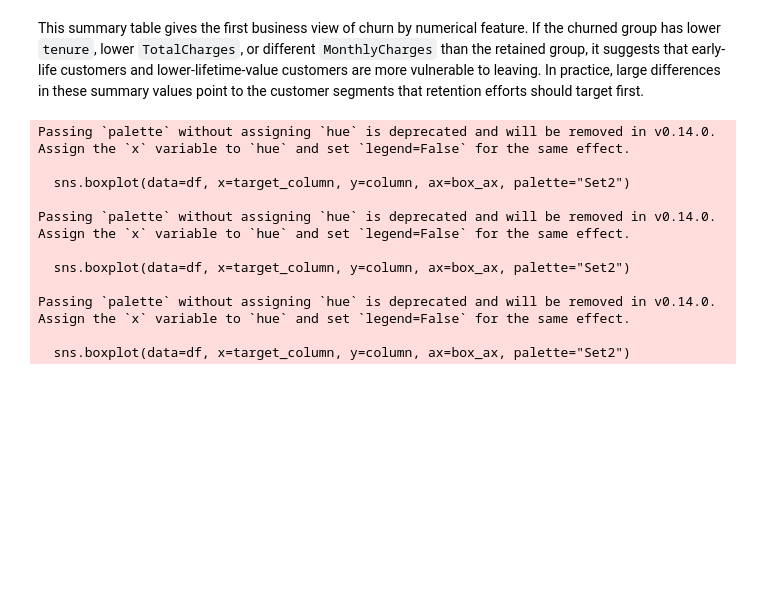
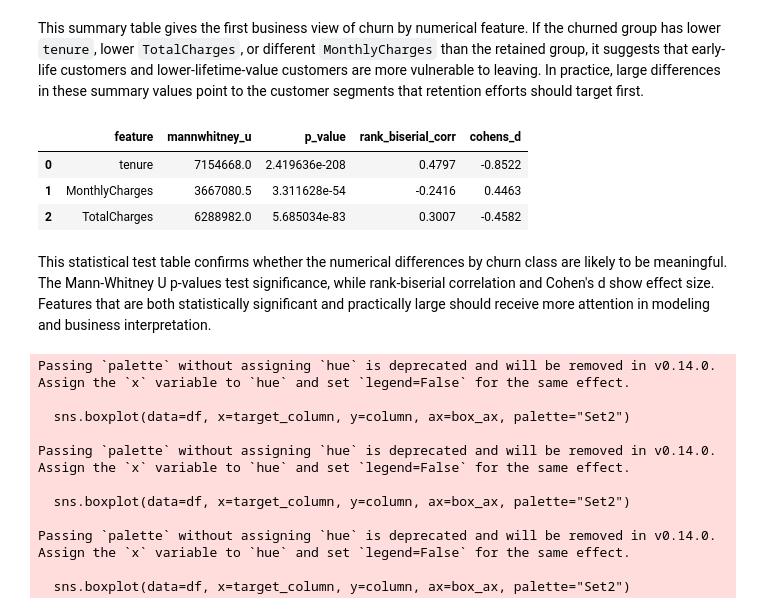
Before and after one commit to mmubashir95/Telco-Customer-Churn, a Jupyter notebook: notebooks/06_bivariate_analysis.ipynb, the cells around one changed output. Drawn from its saved outputs; the diff is of its cells as text; code cells hidden in the pictures; blank space fills up the shorter version.

Commit message:
`docs: add numerical significance tests and effect sizes to bivariate analysis notebook`

```diff
--- a/notebooks/06_bivariate_analysis.ipynb
+++ b/notebooks/06_bivariate_analysis.ipynb
@@ -173,6 +174,46 @@ display(numerical_vs_target_summary)
 | Yes | 17.98 | 10.0 | 19.53 | 74.44 | 79.65 | 24.67 | 1531.80 | 703.55 | 1890.82 |
 # %% [markdown]
 This summary table gives the first business view of churn by numerical feature. If the churned group has lower `tenure`, lower `TotalCharges`, or different `MonthlyCharges` than the retained group, it suggests that early-life customers and lower-lifetime-value customers are more vulnerable to leaving. In practice, large differences in these summary values point to the customer segments that retention efforts should target first.
+# %%
+numerical_test_rows = []
+
+for column in numerical_columns:
+    g0 = df[df[target_column] == "No"][column].dropna()
+    g1 = df[df[target_column] == "Yes"][column].dropna()
+
+    u_stat, p_value = stats.mannwhitneyu(g0, g1, alternative="two-sided")
+    rank_biserial = (2 * u_stat) / (len(g0) * len(g1)) - 1
+
+    pooled_std = (
+        ((len(g0) - 1) * g0.std(ddof=1) ** 2 + (len(g1) - 1) * g1.std(ddof=1) ** 2)
+        / (len(g0) + len(g1) - 2)
+    ) ** 0.5
+    cohens_d = (g1.mean() - g0.mean()) / pooled_std if pooled_std else 0.0
+
+    numerical_test_rows.append(
+        {
+            "feature": column,
+            "mannwhitney_u": round(float(u_stat), 2),
+            "p_value": float(p_value),
+            "rank_biserial_corr": round(float(rank_biserial), 4),
+            "cohens_d": round(float(cohens_d), 4),
+        }
+    )
+
+numerical_significance_df = pd.DataFrame(numerical_test_rows)
+numerical_significance_df.to_csv(
+    NUMERICAL_VS_TARGET_TABLES_DIR / "numerical_vs_target_significance.csv",
+    index=False,
+)
+
+display(numerical_significance_df)
+# %% [output]
+|  | feature | mannwhitney_u | p_value | rank_biserial_corr | cohens_d |
+| 0 | tenure | 7154668.0 | 2.419636e-208 | 0.4797 | -0.8522 |
+| 1 | MonthlyCharges | 3667080.5 | 3.311628e-54 | -0.2416 | 0.4463 |
+| 2 | TotalCharges | 6288982.0 | 5.685034e-83 | 0.3007 | -0.4582 |
+# %% [markdown]
+This statistical test table confirms whether the numerical differences by churn class are likely to be meaningful. The Mann-Whitney U p-values test significance, while rank-biserial correlation and Cohen's d show effect size. Features that are both statistically significant and practically large should receive more attention in modeling and business interpretation.
 # %%
 fig, axes = plt.subplots(len(numerical_columns), 2, figsize=(14, 4 * len(numerical_columns)))
 
```
Also changed, not shown: parts of 1 cell of this notebook.
